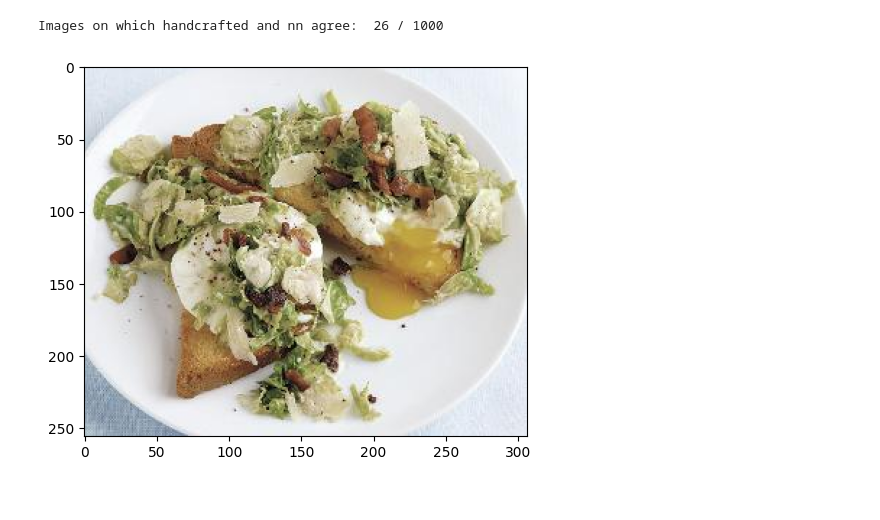
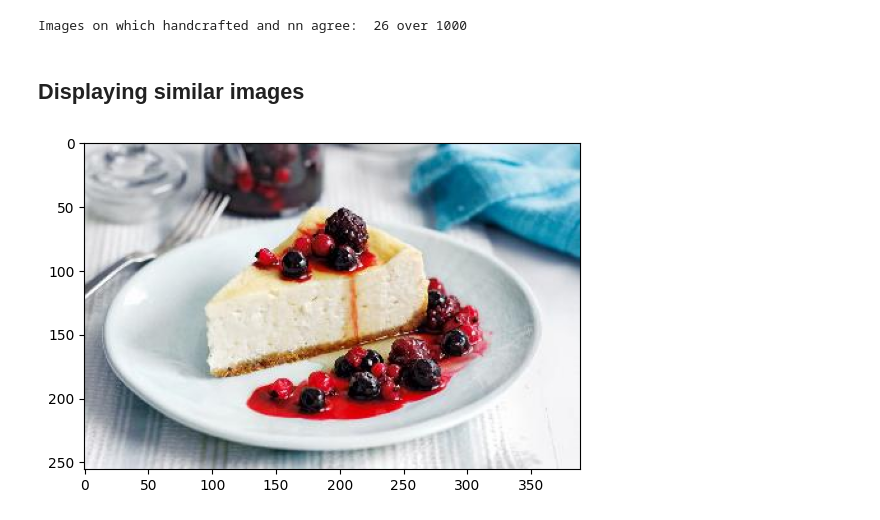
Before and after one commit to Gioelio/FoodX-251-Clean-and-classification, a Jupyter notebook: similarity_search/similarity_search.ipynb, the cells around one changed output. Cells and saved outputs as stored; diff of their text form; code cells hidden in the pictures.

```diff
--- a/similarity_search/similarity_search.ipynb
+++ b/similarity_search/similarity_search.ipynb
@@ -74,5 +77,7 @@ similar_index = 0
 # %%
 intersection = np.intersect1d(handcrafted_most_similar, nn_most_similar)
-print('Images on which handcrafted and nn agree: ', len(intersection), '/', images_to_consider)
+print('Images on which handcrafted and nn agree: ', len(intersection), 'over', images_to_consider)
 # %% [output]
-Images on which handcrafted and nn agree:  26 / 1000
+Images on which handcrafted and nn agree:  26 over 1000
+# %% [markdown]
+## Displaying similar images
@@ -79,17 +88,17 @@ Images on which handcrafted and nn agree:  26 / 1000
 # %%
-use_intersection = True
-use_nn = True
-
 most_similar_filenames = nn_most_similar if use_nn else handcrafted_most_similar
 most_similar_filenames = intersection if use_intersection else most_similar_filenames
+
+if len(most_similar_filenames) <= similar_index:
+    print('ended most similar images')
 
 img = cv.imread(images_dir + most_similar_filenames[similar_index])
 img = cv.cvtColor(img, cv.COLOR_BGR2RGB);
 
 plt.imshow(img)
 similar_index += 1
 # %% [output]
-[figure, old version]
+[figure, new version]
 # %%
 import cv2 as cv
 cv.destroyAllWindows()
```
Also changed, not shown: parts of 6 cells of this notebook.
